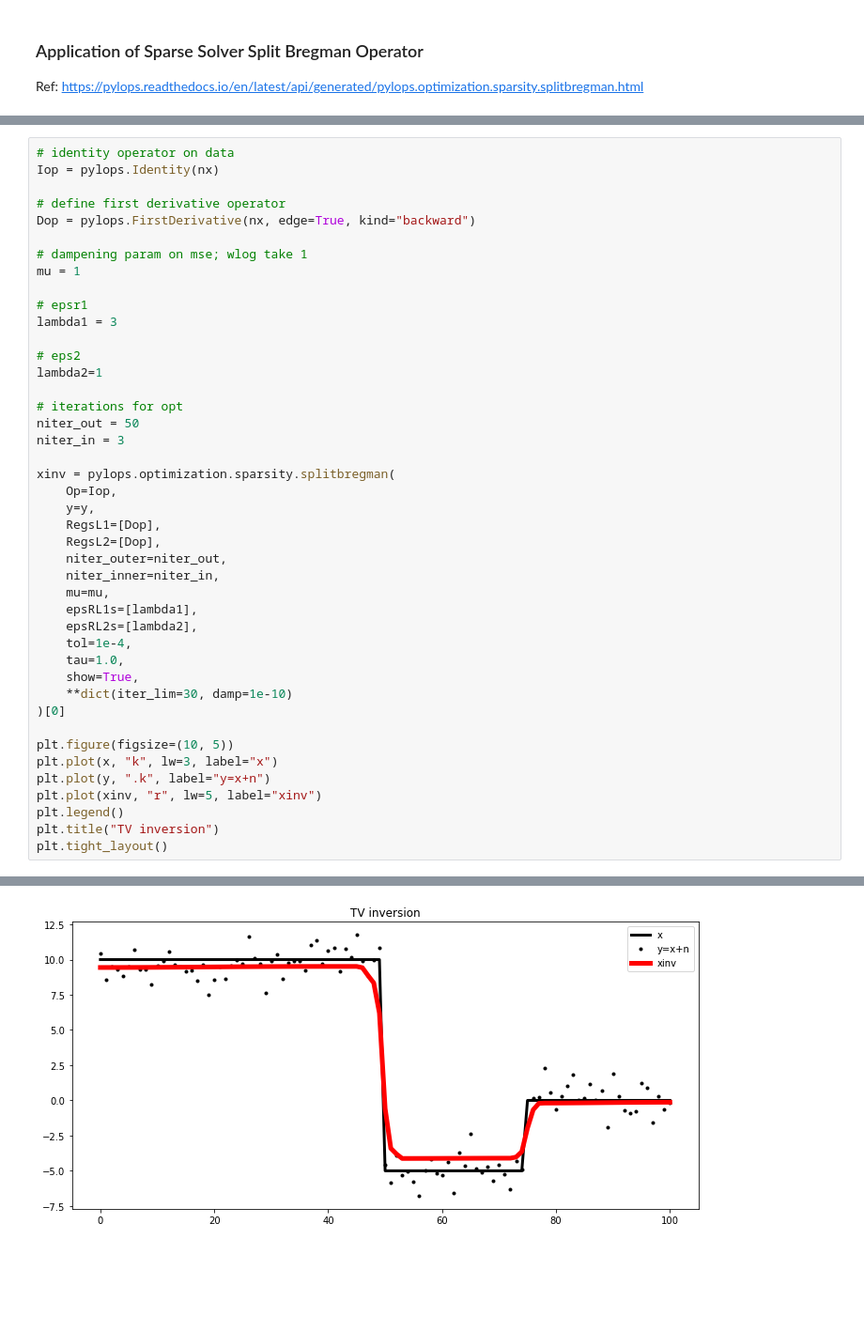
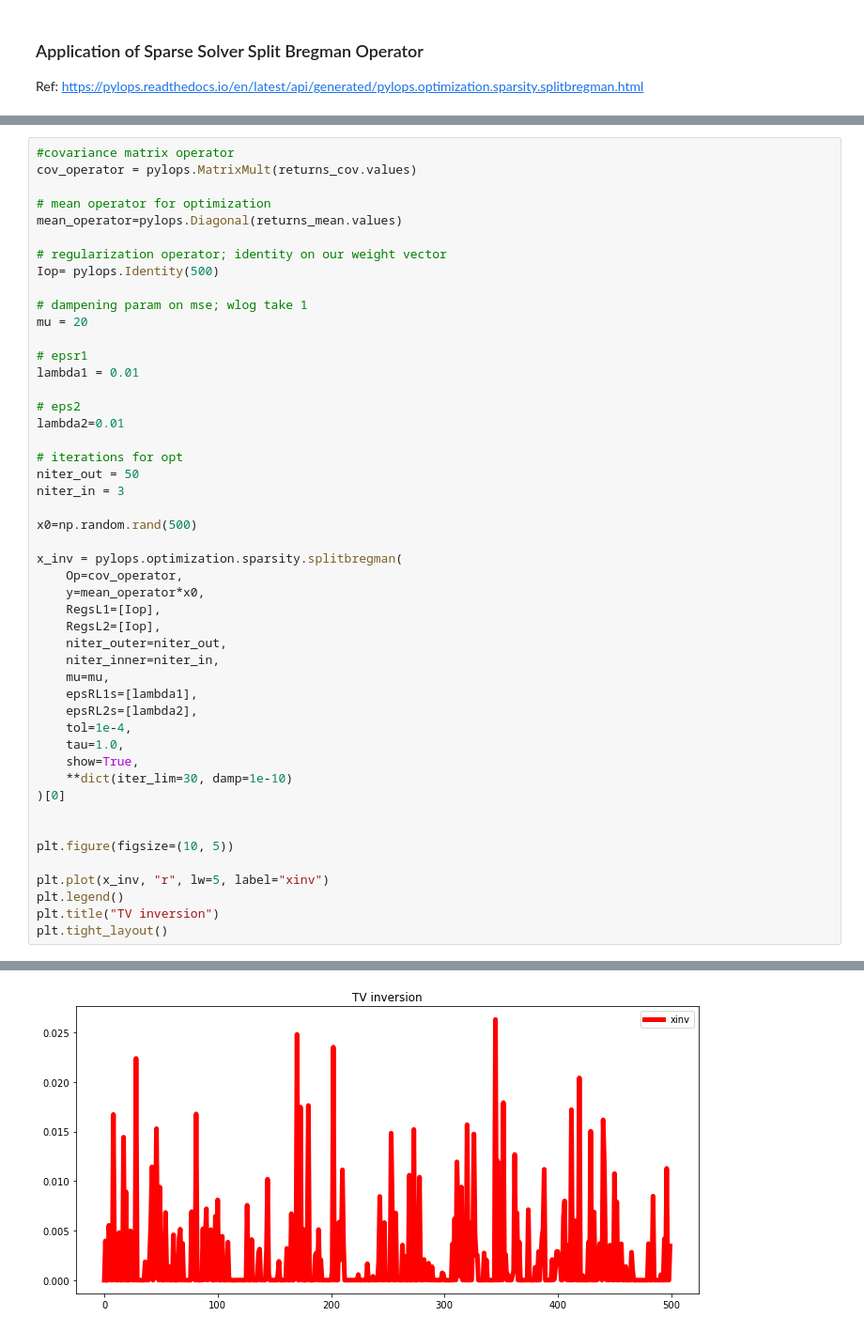
Before and after one commit to jasonbohne123/Split_Bregman_MPT, a Jupyter notebook: Split_Bregman_Portfolio.ipynb, the cells around one changed output, grey strips where cells are left out. Shown at 94% size. Saved outputs shown, nothing was run; the diff lists cells and outputs as text; blank space fills up the shorter version.

```diff
--- a/Split_Bregman_Portfolio.ipynb
+++ b/Split_Bregman_Portfolio.ipynb
@@ -66,28 +56,33 @@ Ref: https://pylops.readthedocs.io/en/latest/api/generated/pylops.optimization.s
 # %%
-# identity operator on data
-Iop = pylops.Identity(nx)
+#covariance matrix operator
+cov_operator = pylops.MatrixMult(returns_cov.values)
 
-# define first derivative operator
-Dop = pylops.FirstDerivative(nx, edge=True, kind="backward")
+# mean operator for optimization
+mean_operator=pylops.Diagonal(returns_mean.values)
+
+# regularization operator; identity on our weight vector
+Iop= pylops.Identity(500)
 
 # dampening param on mse; wlog take 1
-mu = 1
+mu = 20
 
 # epsr1
-lambda1 = 3
+lambda1 = 0.01
 
 # eps2
-lambda2=1
+lambda2=0.01
 
 # iterations for opt
 niter_out = 50
 niter_in = 3
 
-xinv = pylops.optimization.sparsity.splitbregman(
-    Op=Iop,
-    y=y,
-    RegsL1=[Dop],
-    RegsL2=[Dop],
+x0=np.random.rand(500)
+
+x_inv = pylops.optimization.sparsity.splitbregman(
+    Op=cov_operator,
+    y=mean_operator*x0,
+    RegsL1=[Iop],
+    RegsL2=[Iop],
     niter_outer=niter_out,
     niter_inner=niter_in,
     mu=mu,
@@ -99,10 +94,10 @@ xinv = pylops.optimization.sparsity.splitbregman(
     **dict(iter_lim=30, damp=1e-10)
 )[0]
 
+
 plt.figure(figsize=(10, 5))
-plt.plot(x, "k", lw=3, label="x")
-plt.plot(y, ".k", label="y=x+n")
-plt.plot(xinv, "r", lw=5, label="xinv")
+
+plt.plot(x_inv, "r", lw=5, label="xinv")
 plt.legend()
 plt.title("TV inversion")
 plt.tight_layout()
@@ -126,2 +121,2 @@ Iterations = 50        Total time (s) = 0.38
 -----------------------------------------------------------------
-[figure, old version]
+[figure, new version]
```
Also changed, not shown: parts of 5 cells of this notebook.
